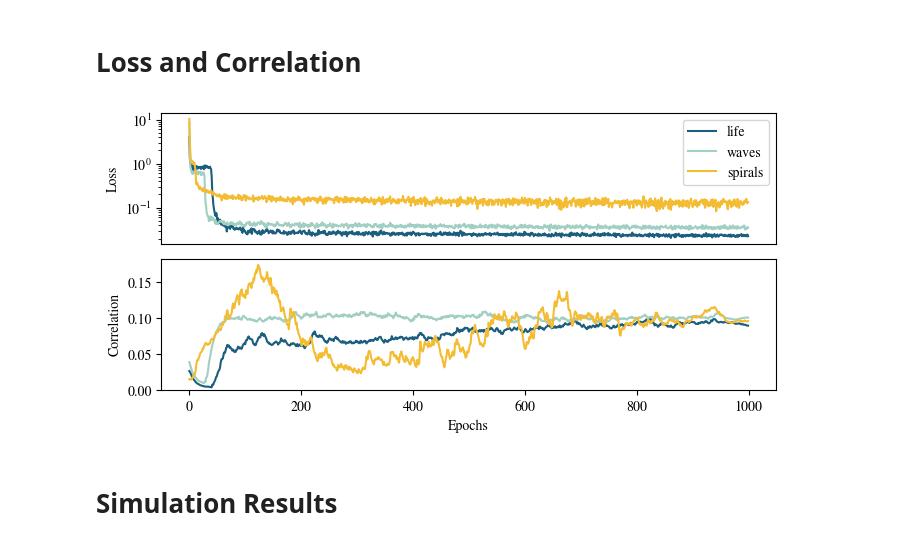
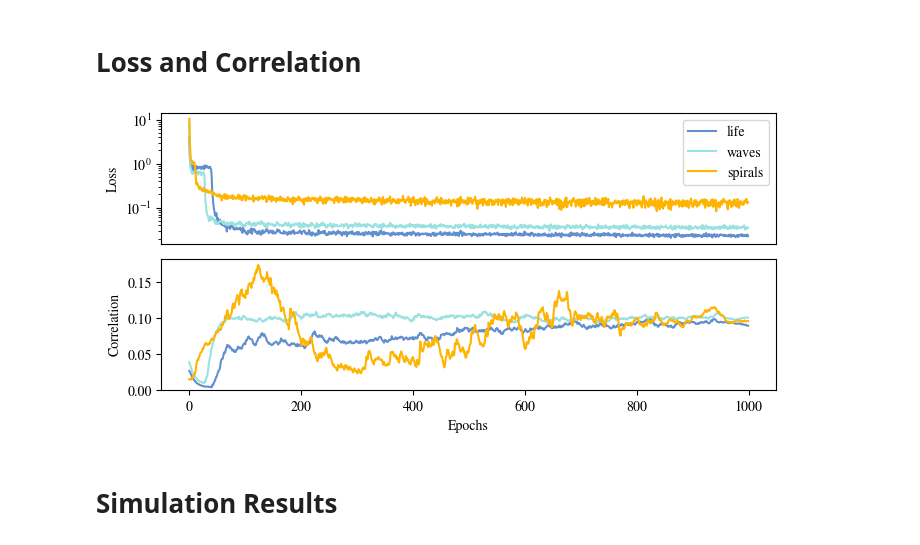
Before and after one commit to Zhangyanbo/pattern_to_dynamics, a Jupyter notebook: 2D_continous/visulizations.ipynb, the cells around one changed output. Drawn from its saved outputs; the diff is of its cells as text; code cells hidden in the pictures.

```diff
--- a/2D_continous/visulizations.ipynb
+++ b/2D_continous/visulizations.ipynb
@@ -30,39 +30,39 @@ def ema(data, beta=0.99):
 # %%
 fig = plt.figure(figsize=(7, 3.5))
 
-colors = ['#1C5E7D', '#A2CFC3', '#F4BC32']
+colors = ['#628FCE', '#9BE1E1', '#FEB400']
 
 # Use 2x1 grid
 
 plt.subplot(2, 1, 1)
 for i, (name, history) in enumerate(histories.items()):
     history['epoch_int'] = history['epoch'].astype(int)
     history = history.groupby('epoch_int').mean().reset_index()
     plt.plot(history['loss'], label=name, color=colors[i])
 # plt.xlabel('Epochs')
 plt.ylabel(r'Loss')
 # plt.title('Training Loss')
 # set y axis to log
 plt.yscale('log')
 plt.xticks([])
 plt.legend()
 
 plt.subplot(2, 1, 2)
 
 for i, (name, history) in enumerate(histories.items()):
     history['epoch_int'] = history['epoch'].astype(int)
     history = history.groupby('epoch_int').mean().reset_index()
     plt.plot(ema(abs(history['corr']), beta=0.9), label=name, color=colors[i])
 plt.xlabel('Epochs')
 plt.ylabel('Correlation')
 # plt.title('Training Correlation')
 plt.ylim(0, None)
 
 plt.tight_layout()
 plt.savefig('./figures/correlation.pdf', bbox_inches='tight')
 plt.show()
 # %% [output]
-[figure, old version]
+[figure, new version]
 # %% [markdown]
 # Simulation Results
 # %%
```
Also changed, not shown: parts of 13 cells of this notebook.
